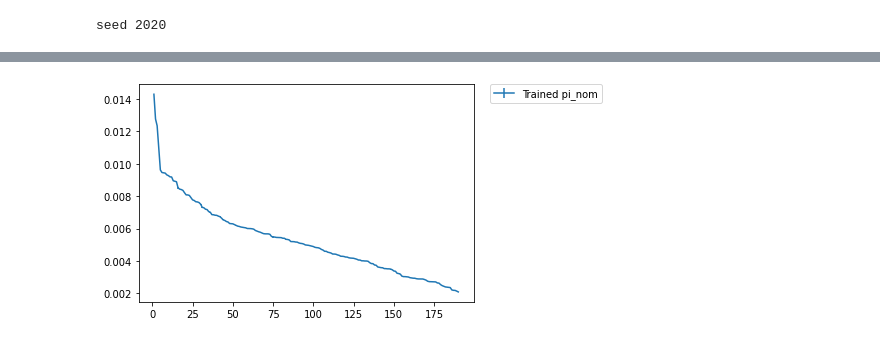
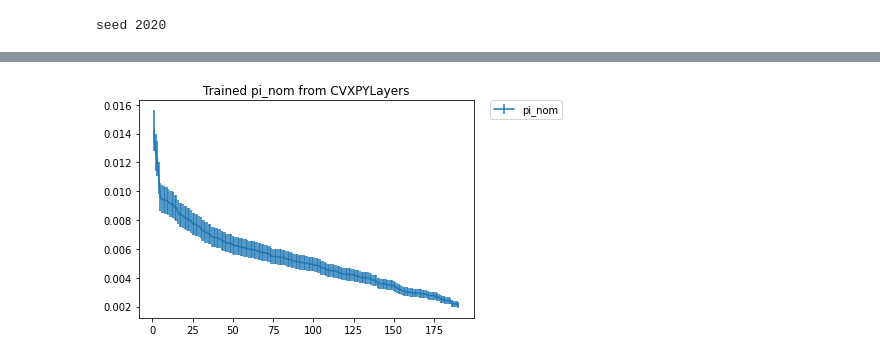
Before and after one commit to QingyunSun/Distributional-Robust-Kelly-Gambling, a Jupyter notebook: DRKP20200610_CVXLayers.ipynb, the cells around one changed output, grey strips where cells are left out. Drawn from its saved outputs; the diff is of its cells as text; code cells hidden in the pictures.

```diff
--- a/DRKP20200610_CVXLayers.ipynb
+++ b/DRKP20200610_CVXLayers.ipynb
@@ -149,7 +145,7 @@ def evaluate( R_torch, log_Pi_0, Rho, Pi_test_torch):
     Pi_0 = torch.nn.functional.softmax(log_Pi_0)
     b, = policy(R_torch, Pi_0, Rho)
     logs = torch.log(R_torch.T @ b)
-    cost = - torch.sum(Pi_test_torch*logs[None,:])
+    cost = torch.sum(Pi_test_torch*logs[None,:])
     return   cost
 
 # Training:
@@ -164,4 +160,4 @@ for i in range(iters):
     # Project so that Rho is non-negative
     Rho.data = torch.max(Rho.data,torch.zeros_like(Rho.data))
     results.append(loss.item())
-    print("(iter %d) loss: %g " % (i, results[-1]))
+    # print("(iter %d) loss: %g " % (i, results[-1]))
@@ -261,8 +188,8 @@ seed 2020
 # %%
 
 # Initialize:
-Rho = torch.from_numpy(np.ones(K)*1e-4).requires_grad_(True)
-log_Pi_0 = torch.from_numpy(np.log(np.mean(Pi_test, axis=0)) ).requires_grad_(True)
+Rho = torch.from_numpy(np.ones(K)*1e-1)
+log_Pi_0 = torch.from_numpy( np.log(np.mean(Pi_test, axis=0)) ).requires_grad_(True)
 torch_variables = [log_Pi_0, Rho]
 R_torch = torch.from_numpy(R)
 Pi_test_torch = torch.from_numpy(Pi_test)
@@ -275,9 +202,9 @@ def evaluate( R_torch, log_Pi_0, Rho, Pi_test_torch):
     return   cost
 
 # Training:
-iters = 100
+iters = 500
 results = []
-optimizer = torch.optim.Adam(torch_variables, lr=1e-4)
+optimizer = torch.optim.Adam(torch_variables, lr=1e-6)
 for i in range(iters):
     optimizer.zero_grad()
     loss = evaluate(R_torch, log_Pi_0, Rho, Pi_test_torch)
@@ -318,25 +241,24 @@ plt.plot(results)
 # %%
 # order = np.argsort(pi_horse)[::-1]
 Pi_0 = torch.nn.functional.softmax(log_Pi_0)
 pi_0_trained = Pi_0.detach().numpy()
 
 order_trained = np.argsort(pi_0_trained)[::-1]
 
 rho_trained = Rho.detach().numpy()
 
 pi_0_trained_upper = pi_0_trained+rho_trained
 pi_0_trained_lower = pi_0_trained-rho_trained
 
-
 plt.subplot()
 width = 2
-barWidth = 0.9
+barWidth = 5
 
 order = np.argsort(pi)[::-1]
-plt.errorbar( np.arange(1, K+1 ) , pi_0_trained[order_trained], yerr= pi_0_trained[order_trained]*rho_trained[order_trained], label = 'Trained pi_nom' )
+plt.errorbar( np.arange(1, K+1 ) , pi_0_trained[order_trained], yerr= pi_0_trained[order_trained]*rho_trained[order_trained], label = 'pi_nom' )
 
 plt.legend(bbox_to_anchor=(1.05, 1), loc=2, borderaxespad=0.)
-
+plt.title('Trained pi_nom from CVXPYLayers')
 plt.show()
 # %% [output]
-[figure, old version]
+[figure, new version]
```
Also changed, not shown: parts of 14 cells of this notebook.
